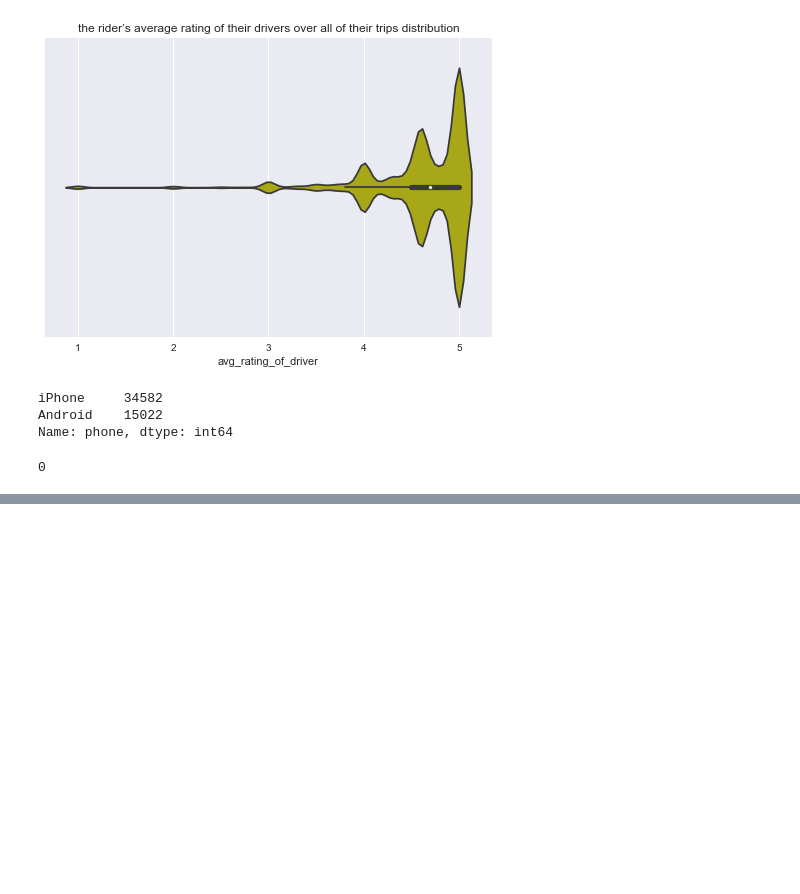
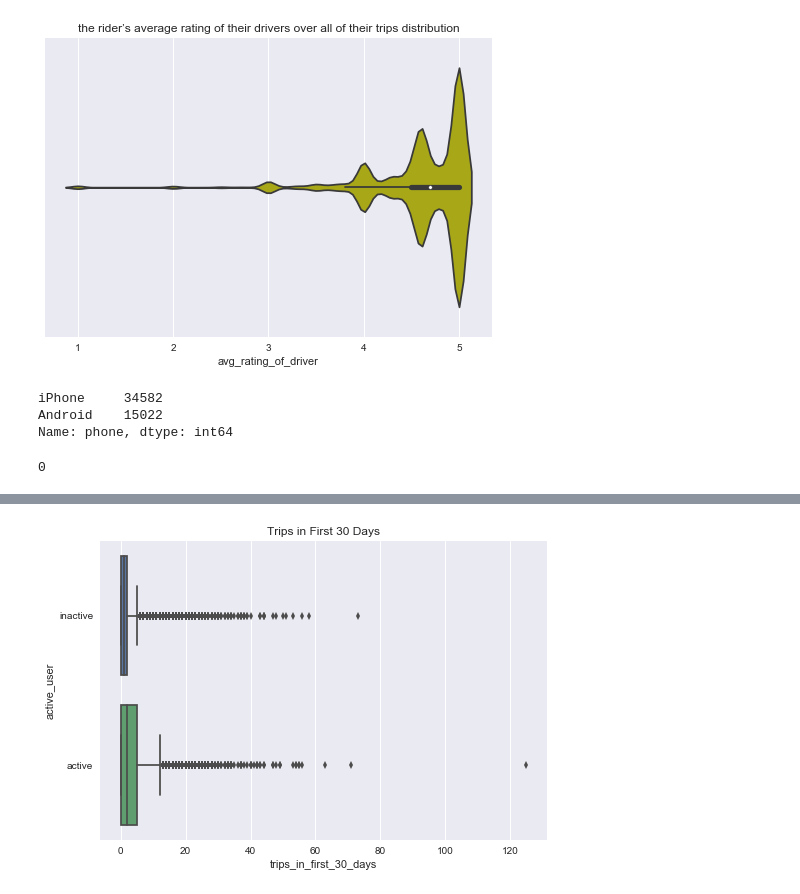
Before and after one commit to hedib/DataScienceProjects, a Jupyter notebook: Takehome_challenges/ultimate_solution.ipynb, the cells around one changed output, grey strips where cells are left out. Saved outputs shown, nothing was run; the diff lists cells and outputs as text; code cells hidden in the pictures; blank space fills up the shorter version.

```diff
--- a/Takehome_challenges/ultimate_solution.ipynb
+++ b/Takehome_challenges/ultimate_solution.ipynb
@@ -358,0 +439,9 @@ ultimate_df.isnull().sum().sum()
+# %%
+ultimate_df['active_user'] = ((ultimate_df['last_trip_date'] - ultimate_df['signup_date']) / np.timedelta64(1, 'M')).\
+        map(lambda x: 'active' if x > 5 else 'inactive')
+# %%
+sns.boxplot(x='trips_in_first_30_days', y='active_user', data=ultimate_df)
+plt.title('Trips in First 30 Days')
+plt.show()
+# %% [output]
+[figure, added]
```
Also changed, not shown: parts of 52 cells of this notebook.
